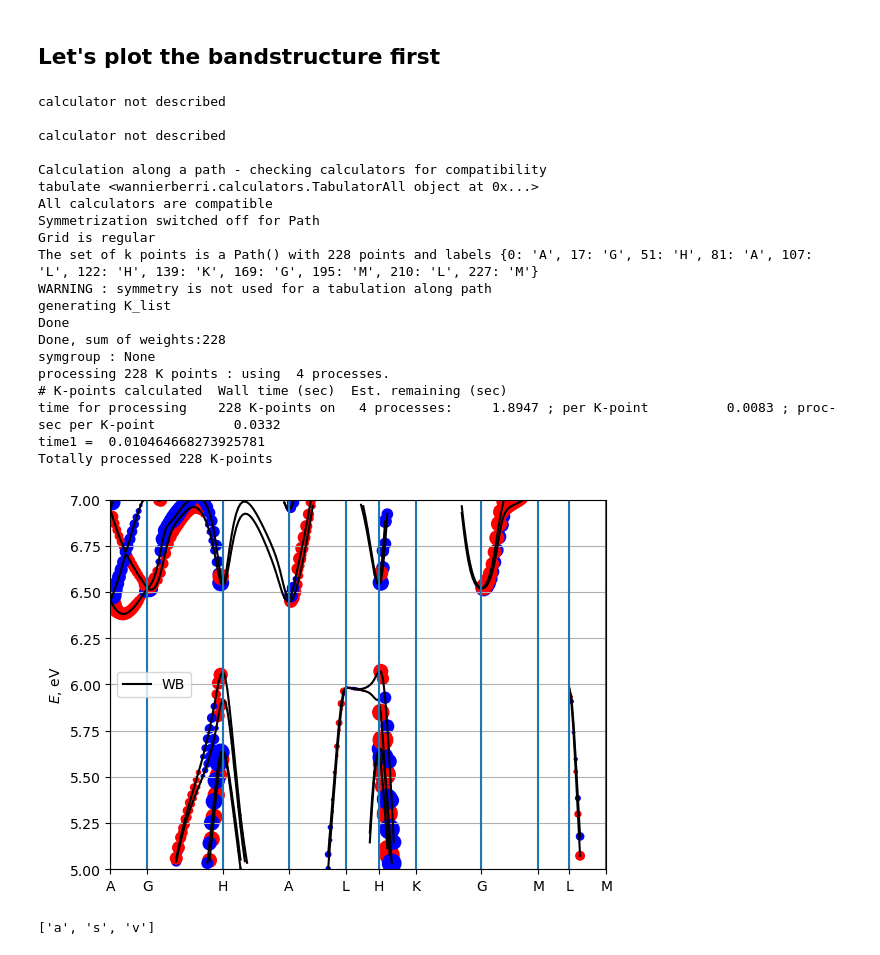
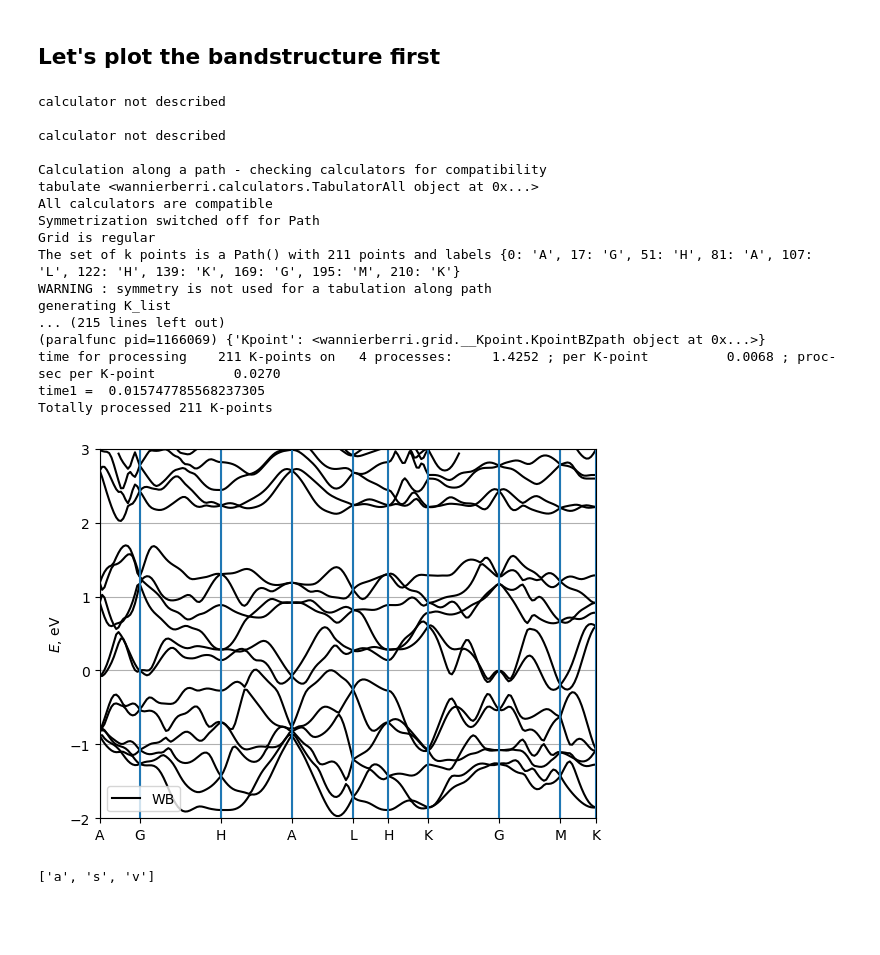
Before and after one commit to wannier-berri/wannier-berri, a Jupyter notebook: tutorial/tutorial-tetrahedral-grids.ipynb, the cells around one changed output. Drawn from its saved outputs; the diff is of its cells as text; code cells hidden in the pictures; blank space fills up the shorter version.

```diff
--- a/tutorial/tutorial-tetrahedral-grids.ipynb
+++ b/tutorial/tutorial-tetrahedral-grids.ipynb
@@ -41,10 +41,12 @@ Using WannierBerri version 0.13.5
 
 In this example we use data stored in the form of a Sparse model. This is a low-precision model, but it describes the valence band of Tellurium reasonably well. Please, update the paths if needed
 # %%
-param = pickle.load(open("../tests/data/Te_sparse/parameters_Te_low.pickle","rb"))
+param = pickle.load(open("../tests/data/Te_sparse/parameters_Te_high","rb"))
 system = wberri.system.SystemSparse(**param)
 x=0.259
-system.symmetrize(
+
+if False:
+    system.symmetrize(
     # positions: positions of each atoms in a unitcell (direct coordinate system)
     positions = np.array([[x, 0 , 1./3],
                     [1-x, 1-x, 0],
@@ -113,8 +99,8 @@ def plotbands(path,Emin=5,Emax=7):
 
     path_result = result.results["tabulate"]
     path_result.plot_path_fat( path,
-              quantity="berry",
-              component="z",
+             # quantity="berry",
+             # component="z",
               save_file=None,
               Eshift=0,
               Emin=Emin,  Emax=Emax,
@@ -122,45 +108,42 @@ def plotbands(path,Emin=5,Emax=7):
               mode="fatband",
               fatfactor=20,
               cut_k=False,
               close_fig=False,
               show_fig=False,
               label = "WB"
               )
 
     plt.legend()
     plt.grid()
     plt.show()
     plt.close()
 
-pth = list("AGHALHKGMK")+[None,"L","M"]
+pth = list("AGHALHKGMK") #+[None,"L","M"]
 path=wberri.Path(system,
                  k_nodes=[ nodes[k] for k in pth ],
                  labels=[s for s in pth if s is not None],
                  length=200 )
 
-plotbands(path)
+plotbands(path,Emin=-2,Emax=3)
 # %% [output]
 calculator not described
 
 calculator not described
 
 Calculation along a path - checking calculators for compatibility
 tabulate <wannierberri.calculators.TabulatorAll object at 0x...>
 All calculators are compatible
 Symmetrization switched off for Path
 Grid is regular
-The set of k points is a Path() with 228 points and labels {0: 'A', 17: 'G', 51: 'H', 81: 'A', 107: 'L', 122: 'H', 139: 'K', 169: 'G', 195: 'M', 210: 'L', 227: 'M'}
+The set of k points is a Path() with 211 points and labels {0: 'A', 17: 'G', 51: 'H', 81: 'A', 107: 'L', 122: 'H', 139: 'K', 169: 'G', 195: 'M', 210: 'K'}
 WARNING : symmetry is not used for a tabulation along path
 generating K_list
-Done
-Done, sum of weights:228
-symgroup : None
-processing 228 K points : using  4 processes.
-# K-points calculated  Wall time (sec)  Est. remaining (sec)
-time for processing    228 K-points on   4 processes:     1.8947 ; per K-point          0.0083 ; proc-sec per K-point          0.0332
-time1 =  0.010464668273925781
-Totally processed 228 K-points
+... (215 lines left out)
+(paralfunc pid=1166069) {'Kpoint': <wannierberri.grid.__Kpoint.KpointBZpath object at 0x...>}
+time for processing    211 K-points on   4 processes:     1.4252 ; per K-point          0.0068 ; proc-sec per K-point          0.0270
+time1 =  0.015747785568237305
+Totally processed 211 K-points
-[figure, old version]
+[figure, new version]
 # %%
 list("asv")
 # %% [output]
```
Also changed, not shown: parts of 2 cells of this notebook, 4 other files.
